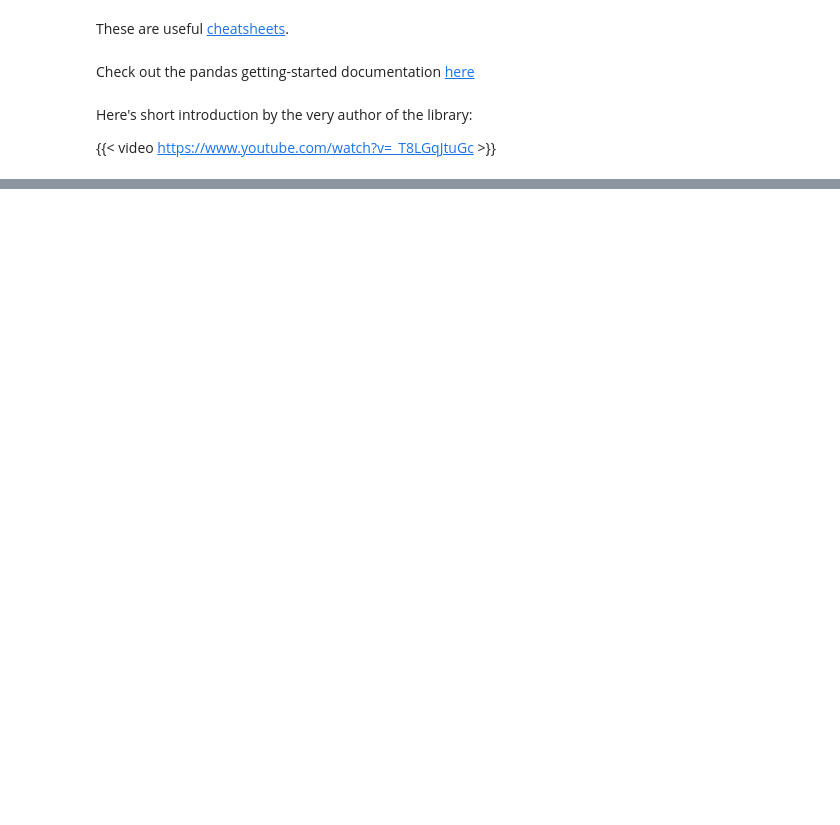
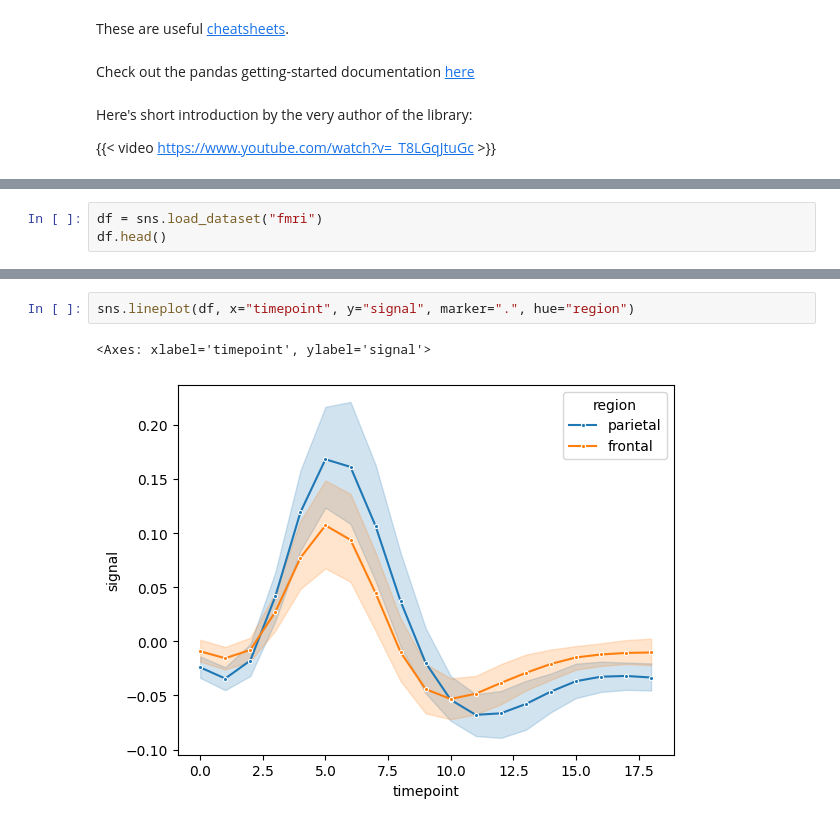
Before and after one commit to fabridamicelli/python-course, a Jupyter notebook: chapters/081_pandas.ipynb, the cells around one changed output, grey strips where cells are left out. Drawn from its saved outputs; the diff is of its cells as text; blank space fills up the shorter version.

```diff
--- a/chapters/081_pandas.ipynb
+++ b/chapters/081_pandas.ipynb
@@ -19,0 +29,3 @@ Here's short introduction by the very author of the library:
+# %%
+df = sns.load_dataset("fmri")
+df.head()
@@ -20,2 +39,7 @@ Here's short introduction by the very author of the library:
+# %%
+sns.lineplot(df, x="timepoint", y="signal", marker=".", hue="region")
+# %% [output]
+<Axes: xlabel='timepoint', ylabel='signal'>
+[figure, added]
 # %% [markdown]
 ## Exercises
```
Also changed, not shown: parts of 4 cells of this notebook, 5 other files.
